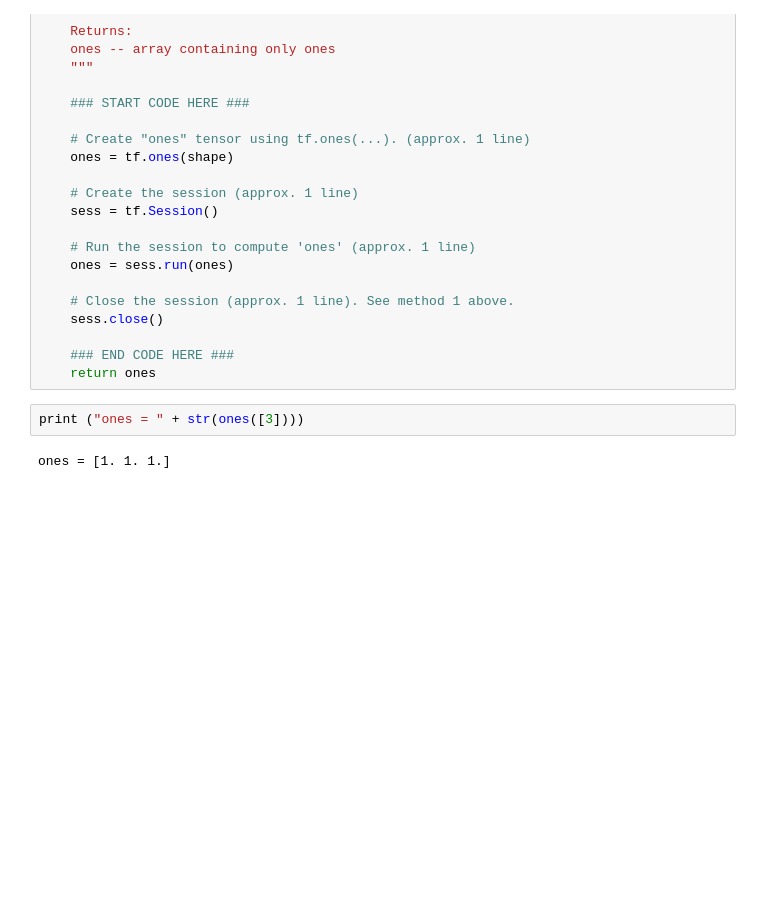
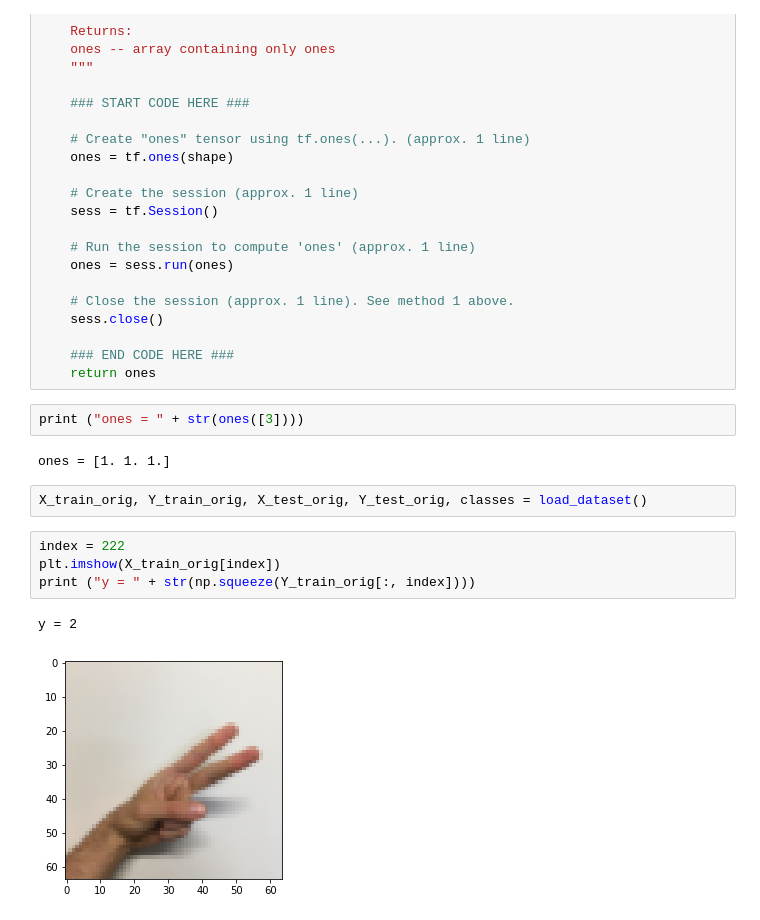
Before and after one commit to rtarik/deeplearning.ai, a Jupyter notebook: course2/week3/Untitled.ipynb, the cells around one changed output. Cells and saved outputs as stored; diff of their text form; blank space fills up the shorter version.

```diff
--- a/course2/week3/Untitled.ipynb
+++ b/course2/week3/Untitled.ipynb
@@ -146,3 +146,12 @@ def ones(shape):
 print ("ones = " + str(ones([3])))
 # %% [output]
 ones = [1. 1. 1.]
+# %%
+X_train_orig, Y_train_orig, X_test_orig, Y_test_orig, classes = load_dataset()
+# %%
+index = 222
+plt.imshow(X_train_orig[index])
+print ("y = " + str(np.squeeze(Y_train_orig[:, index])))
+# %% [output]
+y = 2
+[figure, added]
```
Also changed, not shown: parts of 9 cells of this notebook.
